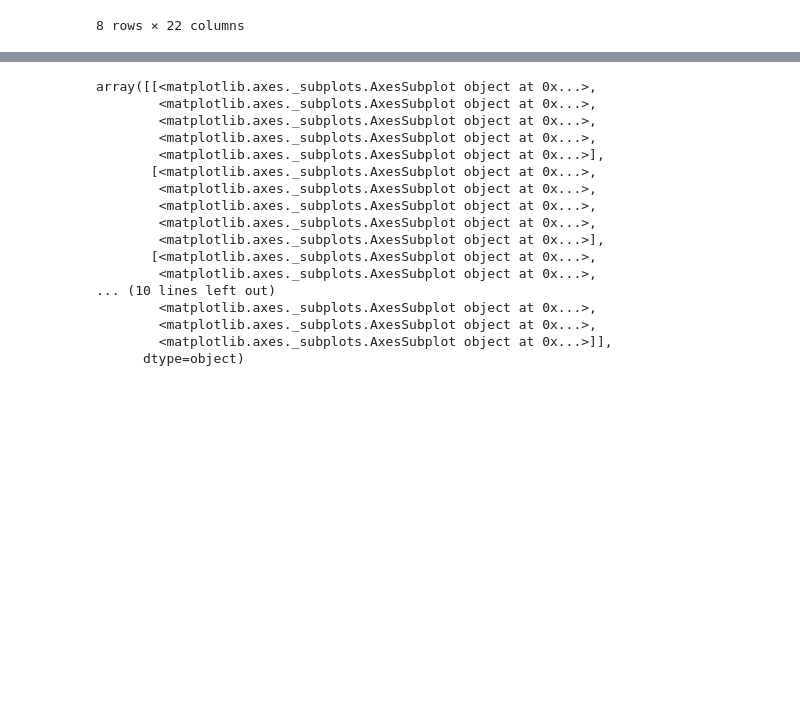
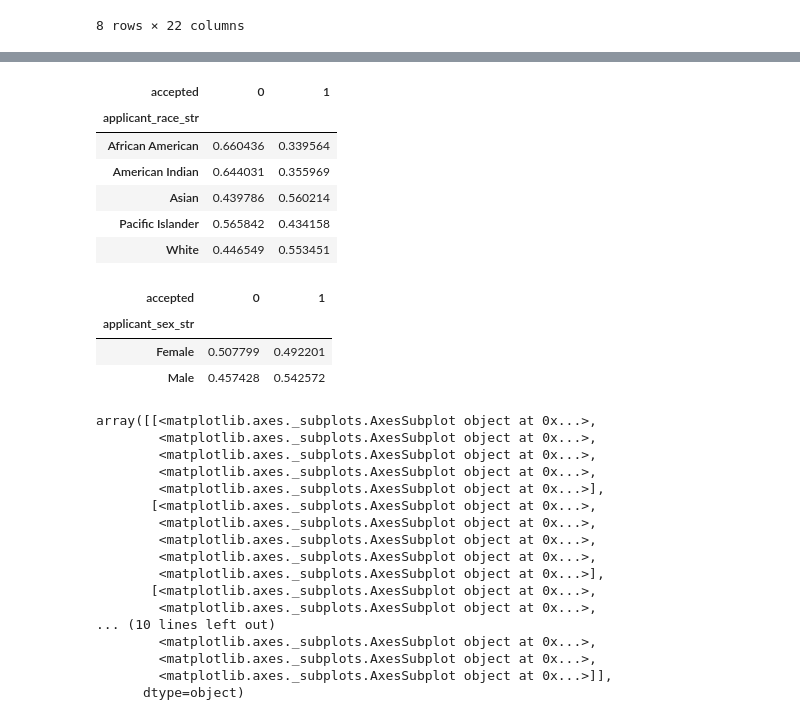
Before and after one commit to benMcChesney/Mortgage-Classifier-Capstone, a Jupyter notebook: exploratory_data_analysis.ipynb, the cells around one changed output, grey strips where cells are left out. Cells and saved outputs as stored; diff of their text form; code cells hidden in the pictures; blank space fills up the shorter version.

```diff
--- a/exploratory_data_analysis.ipynb
+++ b/exploratory_data_analysis.ipynb
@@ -121,0 +249,17 @@ memory usage: 78.6 MB
+# %%
+pd.crosstab(df['applicant_race_str'],df['accepted'], normalize='index')
+# %% [output]
+| accepted | 0 | 1 |
+| applicant_race_str |  |  |
+| African American | 0.660436 | 0.339564 |
+| American Indian | 0.644031 | 0.355969 |
+| Asian | 0.439786 | 0.560214 |
+| Pacific Islander | 0.565842 | 0.434158 |
+| White | 0.446549 | 0.553451 |
+# %%
+pd.crosstab(df['applicant_sex_str'],df['accepted'], normalize='index')
+# %% [output]
+| accepted | 0 | 1 |
+| applicant_sex_str |  |  |
+| Female | 0.507799 | 0.492201 |
+| Male | 0.457428 | 0.542572 |
```
Also changed, not shown: parts of 16 cells of this notebook, 1 other file.
